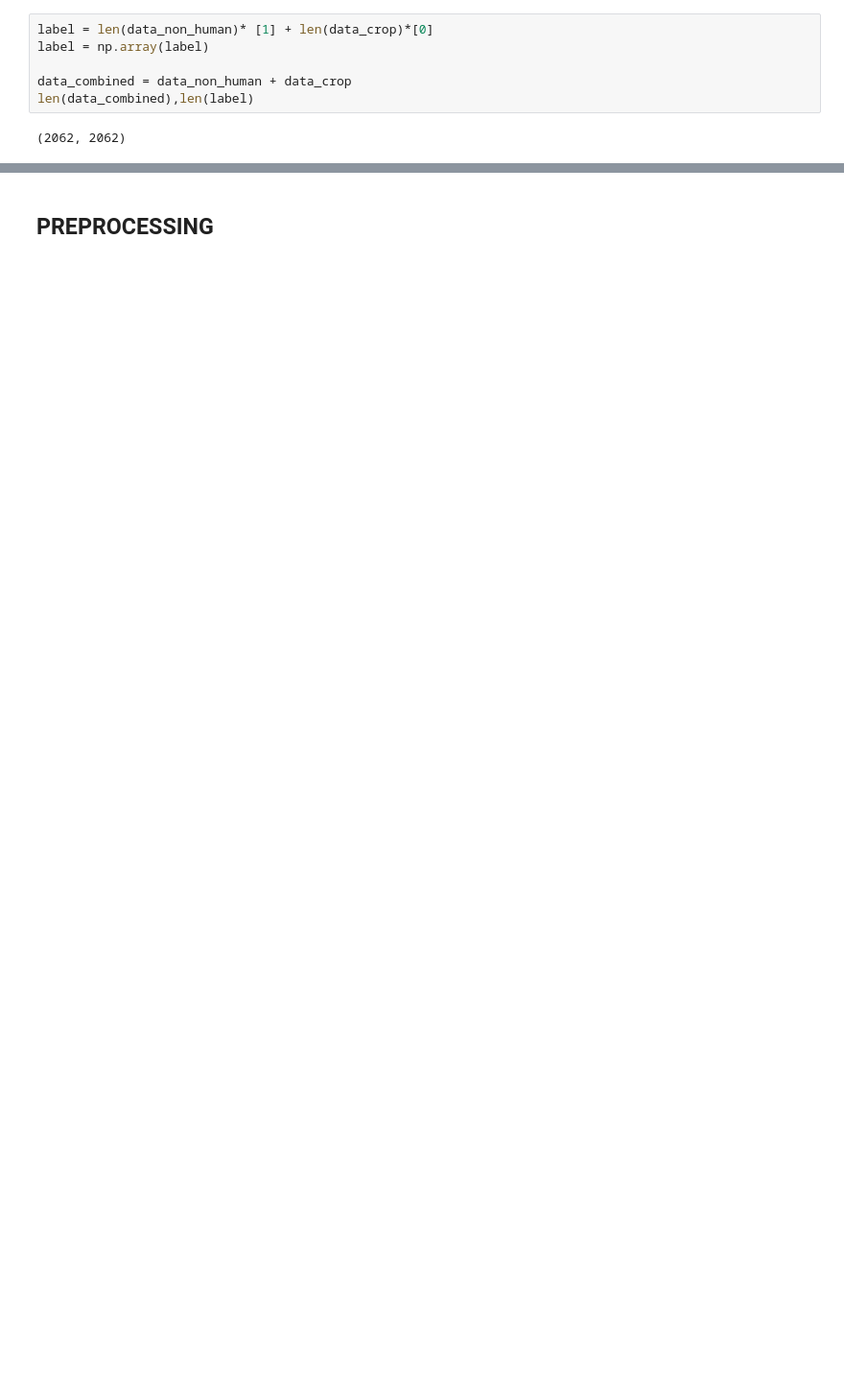
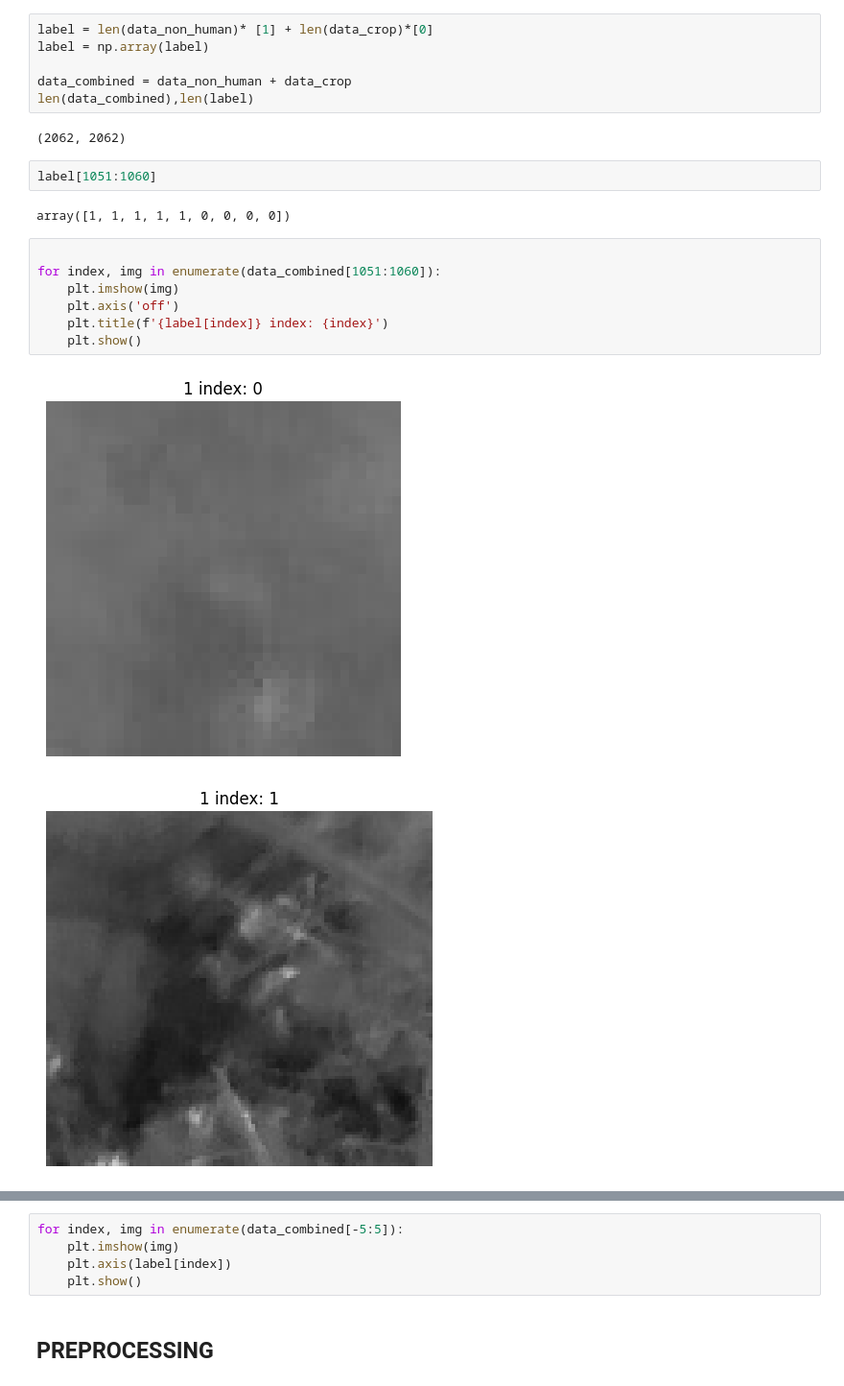
Before and after one commit to PhamQuocNam/CS231_Project, a Jupyter notebook: HumanDetection.ipynb, the cells around one changed output, grey strips where cells are left out. Shown at 96% size. Cells and saved outputs as stored; diff of their text form; blank space fills up the shorter version.

```diff
--- a/HumanDetection.ipynb
+++ b/HumanDetection.ipynb
@@ -209,3 +216,17 @@ data_combined = data_non_human + data_crop
 len(data_combined),len(label)
 # %% [output]
 (2062, 2062)
+# %%
+label[1051:1060]
+# %% [output]
+array([1, 1, 1, 1, 1, 0, 0, 0, 0])
+# %%
+
+for index, img in enumerate(data_combined[1051:1060]):
+    plt.imshow(img)
+    plt.axis('off')
+    plt.title(f'{label[index]} index: {index}')
+    plt.show()
+# %% [output]
+[figure, added]
+[figure, added]
@@ -212,2 +240,7 @@ len(data_combined),len(label)
+# %%
+for index, img in enumerate(data_combined[-5:5]):
+    plt.imshow(img)
+    plt.axis(label[index])
+    plt.show()
 # %% [markdown]
 ## PREPROCESSING
```
Also changed, not shown: parts of 25 cells of this notebook.
